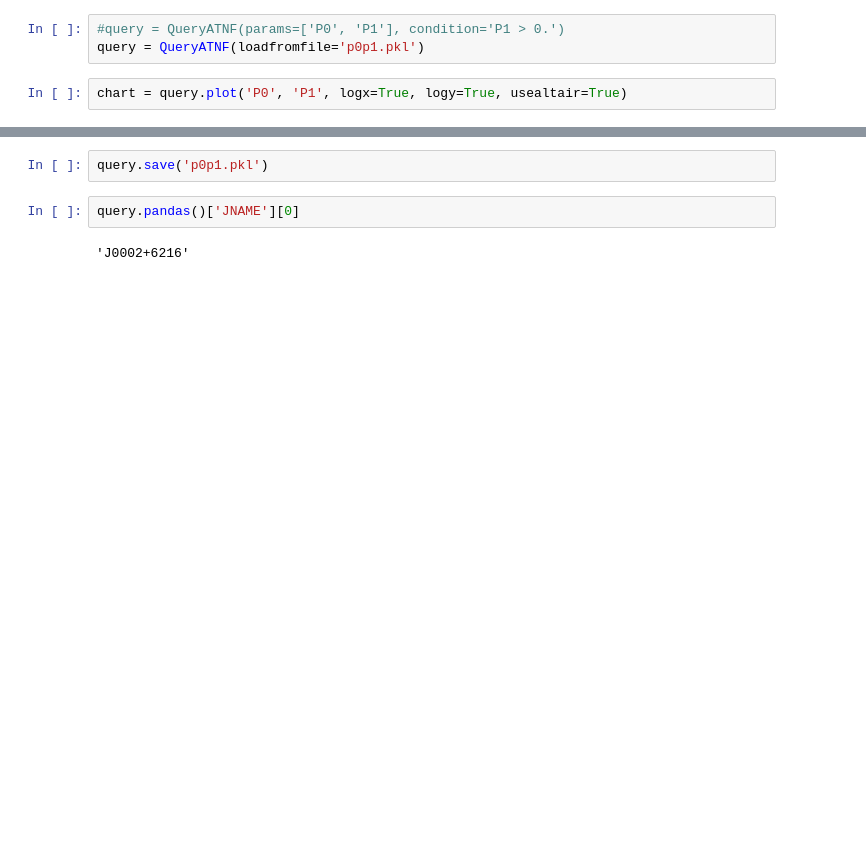
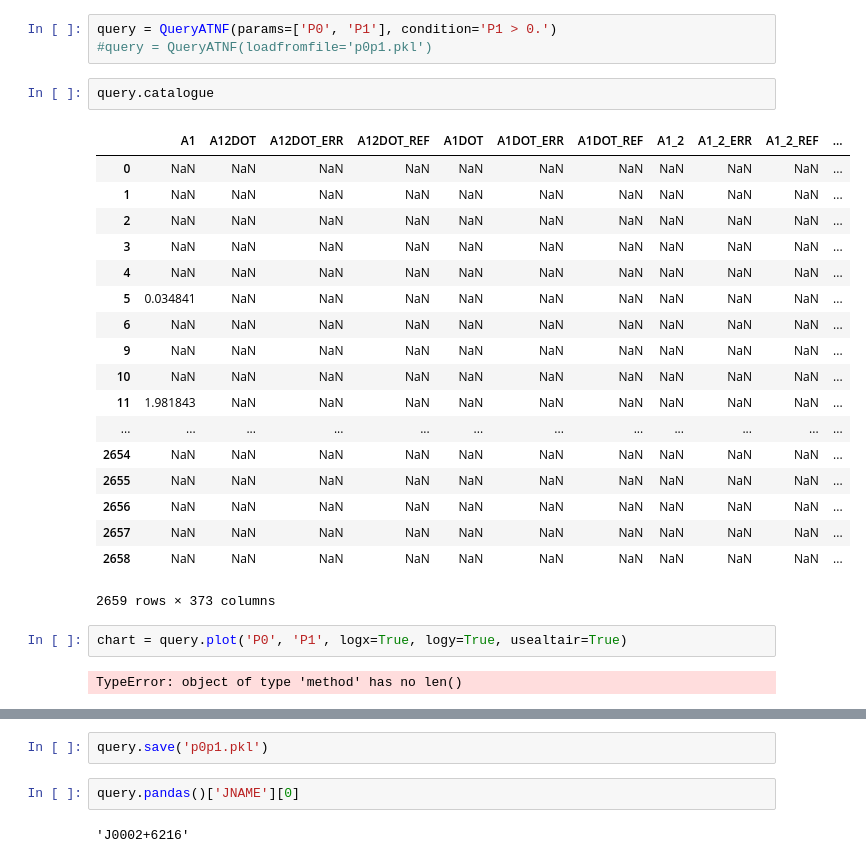
Before and after one commit to mattpitkin/psrqpy, a Jupyter notebook: TestAltair.ipynb, the cells around one changed output, grey strips where cells are left out. Saved outputs shown, nothing was run; the diff lists cells and outputs as text; blank space fills up the shorter version.

```diff
--- a/TestAltair.ipynb
+++ b/TestAltair.ipynb
@@ -11,8 +10,31 @@ RendererRegistry.enable('notebook')
 # %%
-#query = QueryATNF(params=['P0', 'P1'], condition='P1 > 0.')
-query = QueryATNF(loadfromfile='p0p1.pkl')
+query = QueryATNF(params=['P0', 'P1'], condition='P1 > 0.')
+#query = QueryATNF(loadfromfile='p0p1.pkl')
+# %%
+query.catalogue
+# %% [output]
+|  | A1 | A12DOT | A12DOT_ERR | A12DOT_REF | A1DOT | A1DOT_ERR | A1DOT_REF | A1_2 | A1_2_ERR | A1_2_REF | ... |
+| 0 | NaN | NaN | NaN | NaN | NaN | NaN | NaN | NaN | NaN | NaN | ... |
+| 1 | NaN | NaN | NaN | NaN | NaN | NaN | NaN | NaN | NaN | NaN | ... |
+| 2 | NaN | NaN | NaN | NaN | NaN | NaN | NaN | NaN | NaN | NaN | ... |
+| 3 | NaN | NaN | NaN | NaN | NaN | NaN | NaN | NaN | NaN | NaN | ... |
+| 4 | NaN | NaN | NaN | NaN | NaN | NaN | NaN | NaN | NaN | NaN | ... |
+| 5 | 0.034841 | NaN | NaN | NaN | NaN | NaN | NaN | NaN | NaN | NaN | ... |
+| 6 | NaN | NaN | NaN | NaN | NaN | NaN | NaN | NaN | NaN | NaN | ... |
+| 9 | NaN | NaN | NaN | NaN | NaN | NaN | NaN | NaN | NaN | NaN | ... |
+| 10 | NaN | NaN | NaN | NaN | NaN | NaN | NaN | NaN | NaN | NaN | ... |
+| 11 | 1.981843 | NaN | NaN | NaN | NaN | NaN | NaN | NaN | NaN | NaN | ... |
+| ... | ... | ... | ... | ... | ... | ... | ... | ... | ... | ... | ... |
+| 2654 | NaN | NaN | NaN | NaN | NaN | NaN | NaN | NaN | NaN | NaN | ... |
+| 2655 | NaN | NaN | NaN | NaN | NaN | NaN | NaN | NaN | NaN | NaN | ... |
+| 2656 | NaN | NaN | NaN | NaN | NaN | NaN | NaN | NaN | NaN | NaN | ... |
+| 2657 | NaN | NaN | NaN | NaN | NaN | NaN | NaN | NaN | NaN | NaN | ... |
+| 2658 | NaN | NaN | NaN | NaN | NaN | NaN | NaN | NaN | NaN | NaN | ... |
+2659 rows × 373 columns
 # %%
 chart = query.plot('P0', 'P1', logx=True, logy=True, usealtair=True)
+# %% [output]
+TypeError: object of type 'method' has no len()
 # %%
 #text = alt.TextConfig(font='Helvetica')
 #chart.configure(text=text)
```
Also changed, not shown: parts of 2 cells of this notebook.
